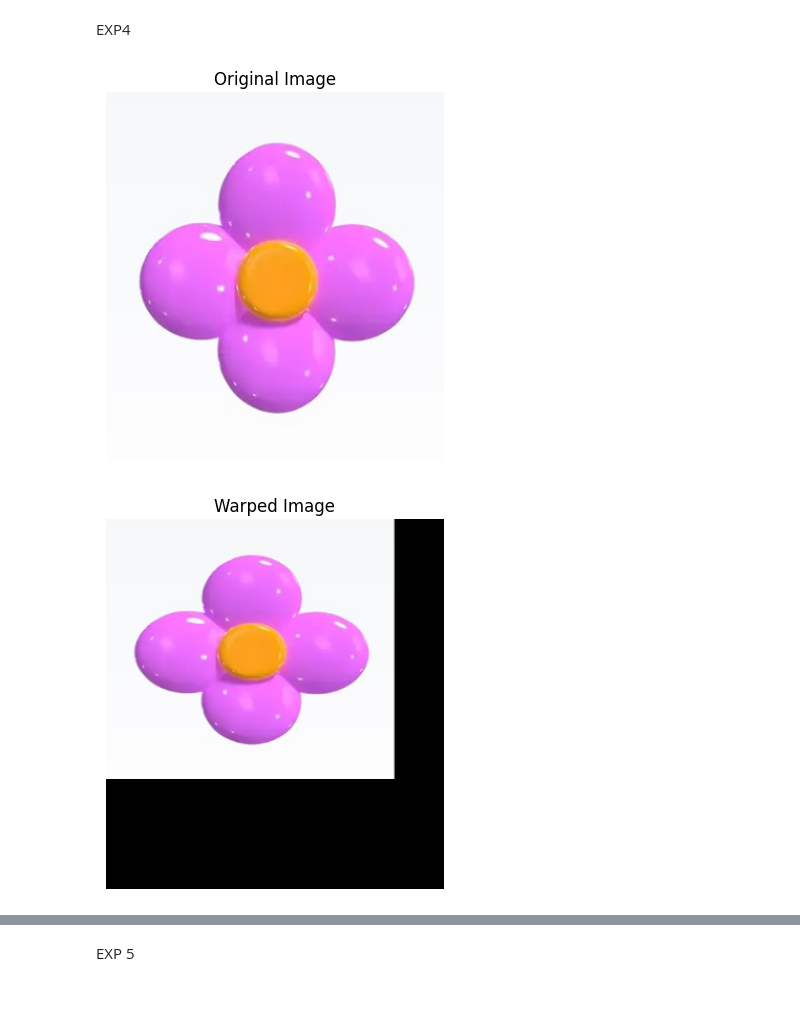
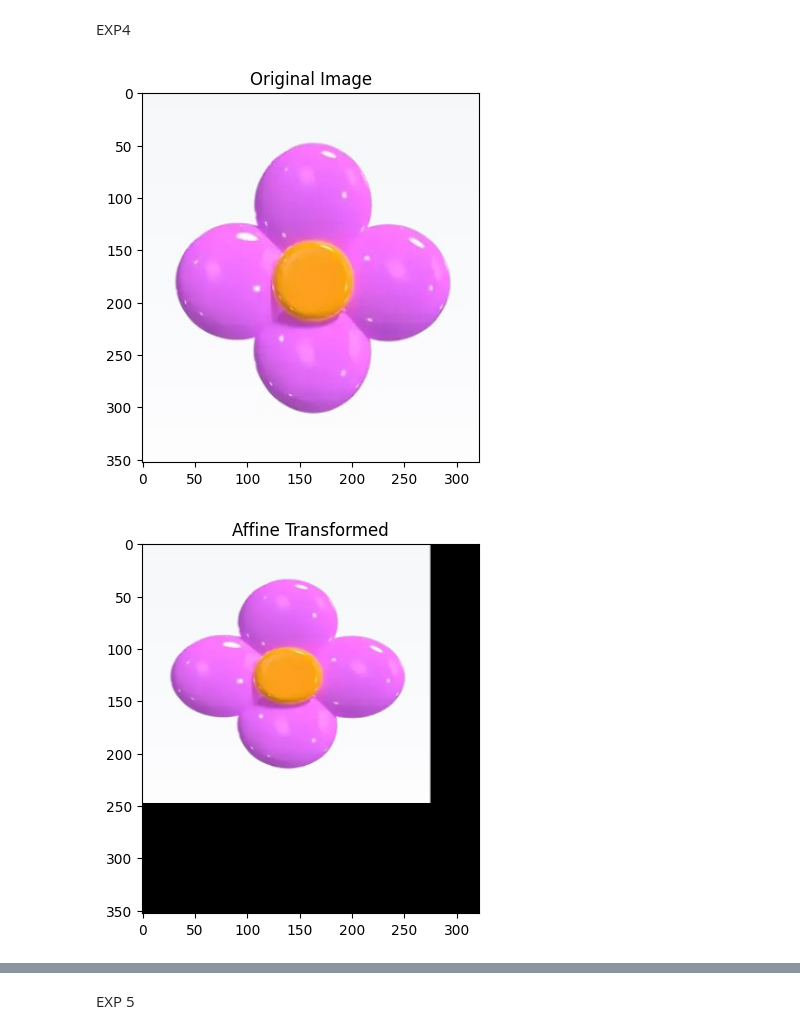
Before and after one commit to belhyto/cvip, a Jupyter notebook: exp1.ipynb, the cells around one changed output, grey strips where cells are left out. Cells and saved outputs as stored; diff of their text form; code cells hidden in the pictures; blank space fills up the shorter version.

```diff
--- a/exp1.ipynb
+++ b/exp1.ipynb
@@ -127,56 +127,39 @@ EXP4
 # %%
 import cv2 as cv
 import numpy as np
 import matplotlib.pyplot as plt
 
 # Load the image
 
 src  = cv2.imread('flower.jpg')
 if src is None:
     print("Could not open or find the image:")
     exit(0)
 
 # Define source and destination triangles for affine transform
 srcTri = np.array([[0, 0], [src.shape[1] - 1, 0], [0, src.shape[0] - 1]]).astype(np.float32)
 dstTri = np.array([[0, 0], [src.shape[1] * 0.85, 0], [0, src.shape[0] * 0.7]]).astype(np.float32)
 
 # Compute the affine transform
 warp_mat = cv.getAffineTransform(srcTri, dstTri)
 warp_dst = cv.warpAffine(src, warp_mat, (src.shape[1], src.shape[0]))
 
 # Define the center for rotation and compute the rotation matrix
 center = (warp_dst.shape[1] // 2, warp_dst.shape[0] // 2)
 angle = -60
 scale = 0.6
 rot_mat = cv.getRotationMatrix2D(center, angle, scale)
 warp_rotate_dst = cv.warpAffine(warp_dst, rot_mat, (warp_dst.shape[1], warp_dst.shape[0]))
 
-# Define translation matrix and apply translation
-x_translation = 40
-y_translation = 120
-translation_matrix = np.float32([[1, 0, x_translation], [0, 1, y_translation]])
-translated_image = cv.warpAffine(warp_rotate_dst, translation_matrix, (warp_rotate_dst.shape[1], warp_rotate_dst.shape[0]))
-
-# Scale the image
-scaling_factor = 3
-scaled_image = cv.resize(translated_image, None, fx=scaling_factor, fy=scaling_factor, interpolation=cv.INTER_LINEAR)
-
-# Display the images using matplotlib
-def display_image(image, title):
-    if len(image.shape) == 3:
-        image = cv.cvtColor(image, cv.COLOR_BGR2RGB)
-    plt.figure()
-    plt.title(title)
-    plt.imshow(image, cmap='gray' if len(image.shape) == 2 else None)
-    plt.axis('off')
-
-display_image(src, "Original Image")
-display_image(warp_dst, "Warped Image")
-display_image(warp_rotate_dst, "Warped and Rotated Image")
-display_image(translated_image, "Translated Image")
-display_image(scaled_image, "Scaled Image")
-
+plt.title("Original Image")
+plt.imshow( cv.cvtColor(src, cv.COLOR_BGR2RGB))
 plt.show()
+plt.title("Affine Transformed")
+plt.imshow( cv.cvtColor(warp_dst, cv.COLOR_BGR2RGB))
+plt.show()
+plt.title("Affine Rotated and scaled")
+plt.imshow( cv.cvtColor(warp_rotate_dst, cv.COLOR_BGR2RGB))
+plt.show()
 # %% [output]
-[figure, old version]
+[figure, new version]
-[figure, old version]
+[figure, new version]
```
Also changed, not shown: parts of 1 cell of this notebook.
